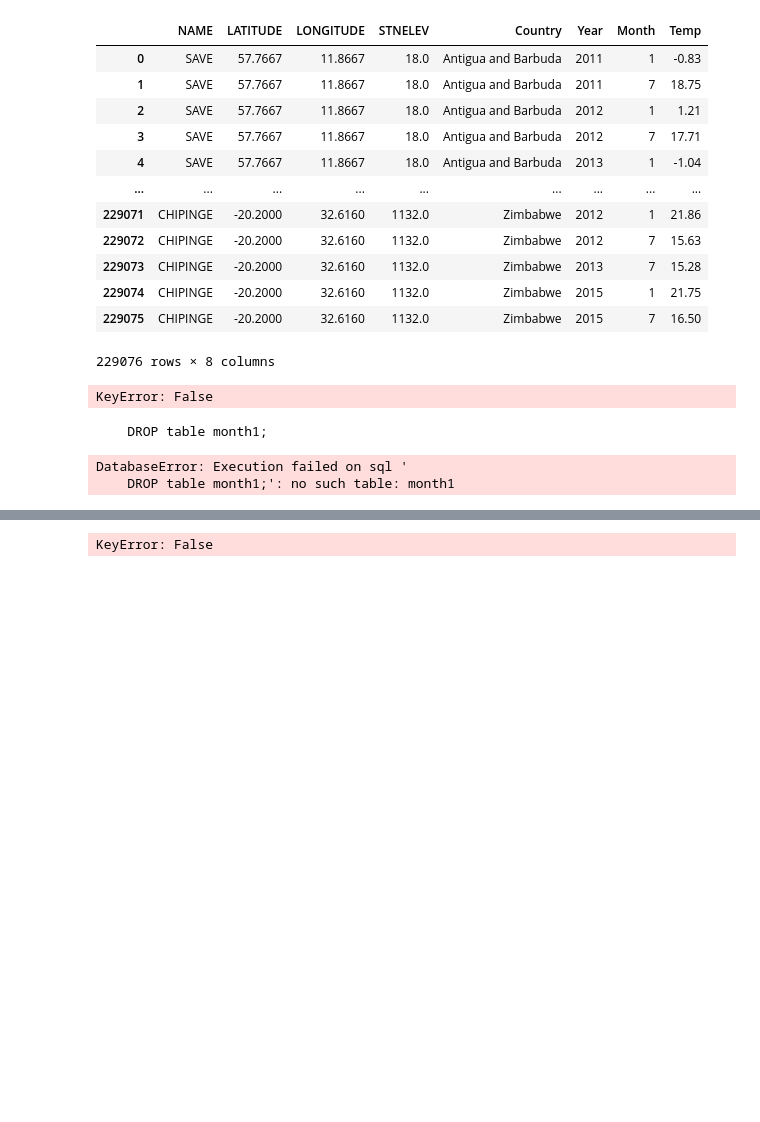
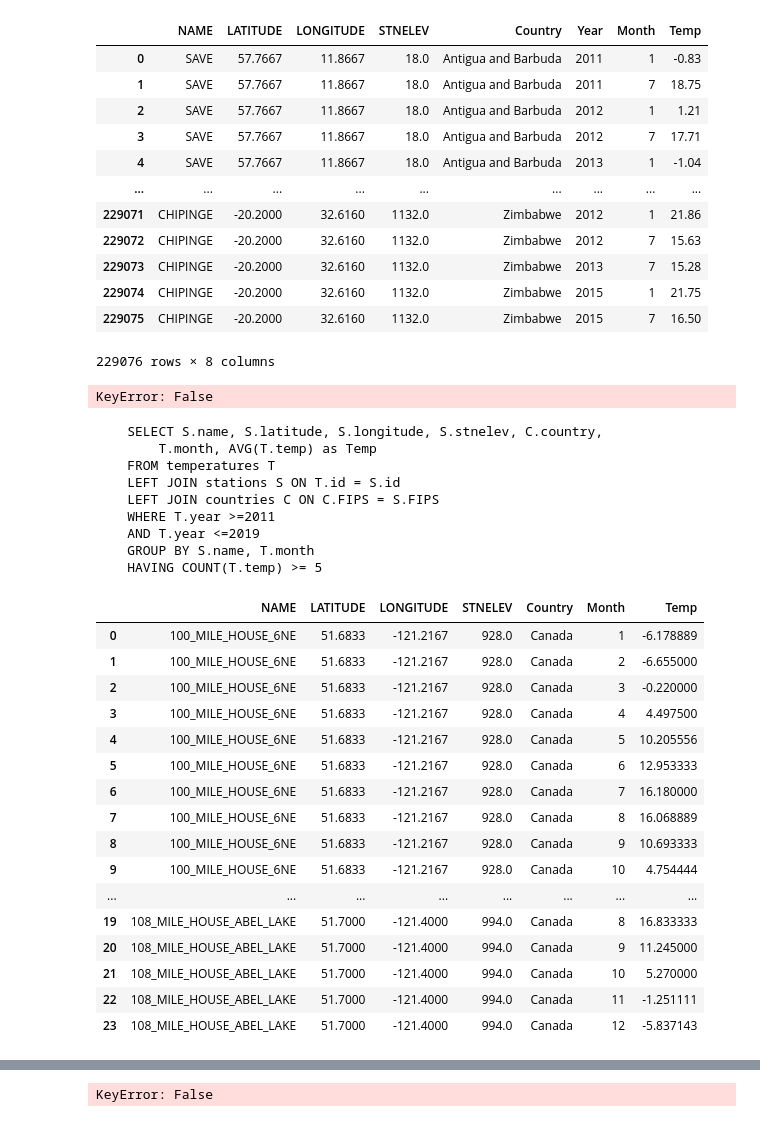
Before and after one commit to evagpm/evagpm.github.io, a Jupyter notebook: notebooks/blog_post_1.ipynb, the cells around one changed output, grey strips where cells are left out. Saved outputs shown, nothing was run; the diff lists cells and outputs as text; code cells hidden in the pictures; blank space fills up the shorter version.

```diff
--- a/notebooks/blog_post_1.ipynb
+++ b/notebooks/blog_post_1.ipynb
@@ -210,46 +210,49 @@ df4[df4["Month"]== 7] - df4[df4["Month" == 1]]
 # %% [output]
 KeyError: False
 # %%
-def query_monthly_temps(year_begin, year_end, month1, month2):
+def query_monthly_temps(year_begin, year_end, min_obs):
     cmd = """
-    DROP table month1;"""
-    """
-
-    CREATE TABLE month1 AS
     SELECT S.name, S.latitude, S.longitude, S.stnelev, C.country,
         T.month, AVG(T.temp) as Temp
     FROM temperatures T
     LEFT JOIN stations S ON T.id = S.id
     LEFT JOIN countries C ON C.FIPS = S.FIPS
     WHERE T.year >=""" + str(year_begin) + """
     AND T.year <=""" + str(year_end) + """
-    AND T.month = """+ str(month1) + """
-    GROUP BY S.name
-    HAVING COUNT(T.temp) = ("""+str(year_end)+""" - """+str(year_begin)+""" + 1)
-    """
-    """
-    CREATE TABLE month2 AS
-    SELECT S.name, S.latitude, S.longitude, S.stnelev, C.country,
-        T.month, AVG(T.temp) as Temp
-    FROM temperatures T
-    LEFT JOIN stations S ON T.id = S.id
-    LEFT JOIN countries C ON C.FIPS = S.FIPS
-    WHERE T.year >=""" + str(year_begin) + """
-    AND T.year <=""" + str(year_end) + """
-    AND T.month = """+ str(month2) + """
-    GROUP BY S.name
-    HAVING COUNT(T.temp) = ("""+str(year_end)+""" - """+str(year_begin)+""" + 1);
-
-    """
+    GROUP BY S.name, T.month
+    HAVING COUNT(T.temp) >= """ + str(min_obs)
 
     print(cmd)
     conn = sqlite3.connect("bp1.db")
-    pd.read_sql_query(cmd, conn)
+    df = pd.read_sql_query(cmd, conn)
     conn.close()
-    return
-df2 = query_monthly_temps(2011, 2019, 1, 7)
-df2
+    return df
+df4 = query_monthly_temps(2011, 2019, 5)
+df4[0:24]
 # %% [output]
-    DROP table month1;
+    SELECT S.name, S.latitude, S.longitude, S.stnelev, C.country,
+        T.month, AVG(T.temp) as Temp
+    FROM temperatures T
+    LEFT JOIN stations S ON T.id = S.id
+    LEFT JOIN countries C ON C.FIPS = S.FIPS
+    WHERE T.year >=2011
+    AND T.year <=2019
+    GROUP BY S.name, T.month
+    HAVING COUNT(T.temp) >= 5
-DatabaseError: Execution failed on sql '
-    DROP table month1;': no such table: month1
+|  | NAME | LATITUDE | LONGITUDE | STNELEV | Country | Month | Temp |
+| 0 | 100_MILE_HOUSE_6NE | 51.6833 | -121.2167 | 928.0 | Canada | 1 | -6.178889 |
+| 1 | 100_MILE_HOUSE_6NE | 51.6833 | -121.2167 | 928.0 | Canada | 2 | -6.655000 |
+| 2 | 100_MILE_HOUSE_6NE | 51.6833 | -121.2167 | 928.0 | Canada | 3 | -0.220000 |
+| 3 | 100_MILE_HOUSE_6NE | 51.6833 | -121.2167 | 928.0 | Canada | 4 | 4.497500 |
+| 4 | 100_MILE_HOUSE_6NE | 51.6833 | -121.2167 | 928.0 | Canada | 5 | 10.205556 |
+| 5 | 100_MILE_HOUSE_6NE | 51.6833 | -121.2167 | 928.0 | Canada | 6 | 12.953333 |
+| 6 | 100_MILE_HOUSE_6NE | 51.6833 | -121.2167 | 928.0 | Canada | 7 | 16.180000 |
+| 7 | 100_MILE_HOUSE_6NE | 51.6833 | -121.2167 | 928.0 | Canada | 8 | 16.068889 |
+| 8 | 100_MILE_HOUSE_6NE | 51.6833 | -121.2167 | 928.0 | Canada | 9 | 10.693333 |
+| 9 | 100_MILE_HOUSE_6NE | 51.6833 | -121.2167 | 928.0 | Canada | 10 | 4.754444 |
+| ... | ... | ... | ... | ... | ... | ... | ... |
+| 19 | 108_MILE_HOUSE_ABEL_LAKE | 51.7000 | -121.4000 | 994.0 | Canada | 8 | 16.833333 |
+| 20 | 108_MILE_HOUSE_ABEL_LAKE | 51.7000 | -121.4000 | 994.0 | Canada | 9 | 11.245000 |
+| 21 | 108_MILE_HOUSE_ABEL_LAKE | 51.7000 | -121.4000 | 994.0 | Canada | 10 | 5.270000 |
+| 22 | 108_MILE_HOUSE_ABEL_LAKE | 51.7000 | -121.4000 | 994.0 | Canada | 11 | -1.251111 |
+| 23 | 108_MILE_HOUSE_ABEL_LAKE | 51.7000 | -121.4000 | 994.0 | Canada | 12 | -5.837143 |
```
Also changed, not shown: parts of 34 cells of this notebook.
